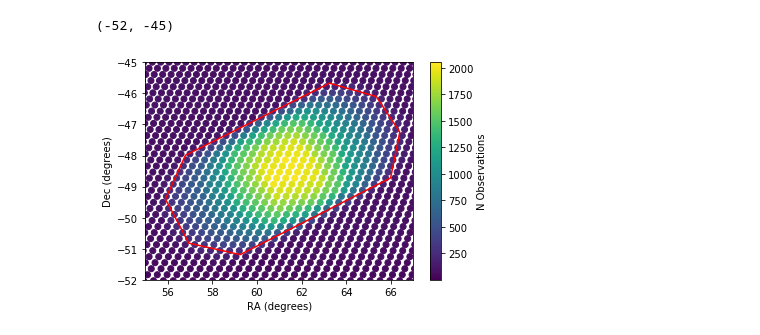
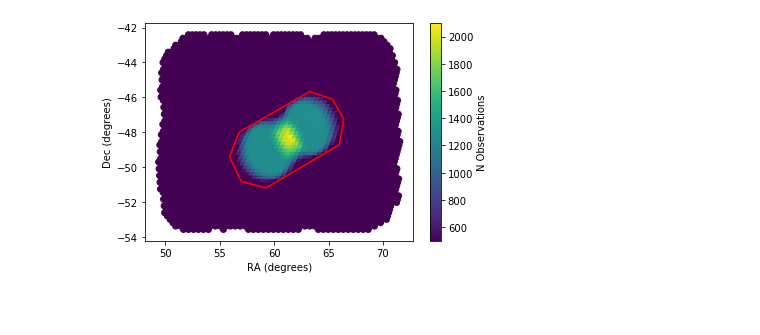
Before and after one commit to lsst-sims/sims_featureScheduler_runs_technical, a Jupyter notebook: euclid_dither/euclid_maf.ipynb, the cells around one changed output. Saved outputs shown, nothing was run; the diff lists cells and outputs as text; code cells hidden in the pictures; blank space fills up the shorter version.

```diff
--- a/euclid_dither/euclid_maf.ipynb
+++ b/euclid_dither/euclid_maf.ipynb
@@ -89,13 +89,12 @@ cb.set_label('g coadded depth (mags)')
 # %%
 plt.plot(octogon[:,0], octogon[:,1], 'r')
 
-plt.scatter(ra, dec, c=bundleList[1].metricValues)
+plt.scatter(ra, dec, c=bundleList[1].metricValues, vmin=500)
 plt.xlabel('RA (degrees)')
 plt.ylabel('Dec (degrees)')
 cb = plt.colorbar()
 cb.set_label('N Observations')
-plt.xlim([55,67])
-plt.ylim([-52,-45])
+#plt.xlim([55,67])
+#plt.ylim([-52,-45])
 # %% [output]
-(-52, -45)
-[figure, old version]
+[figure, new version]
```
Also changed, not shown: parts of 7 cells of this notebook.
